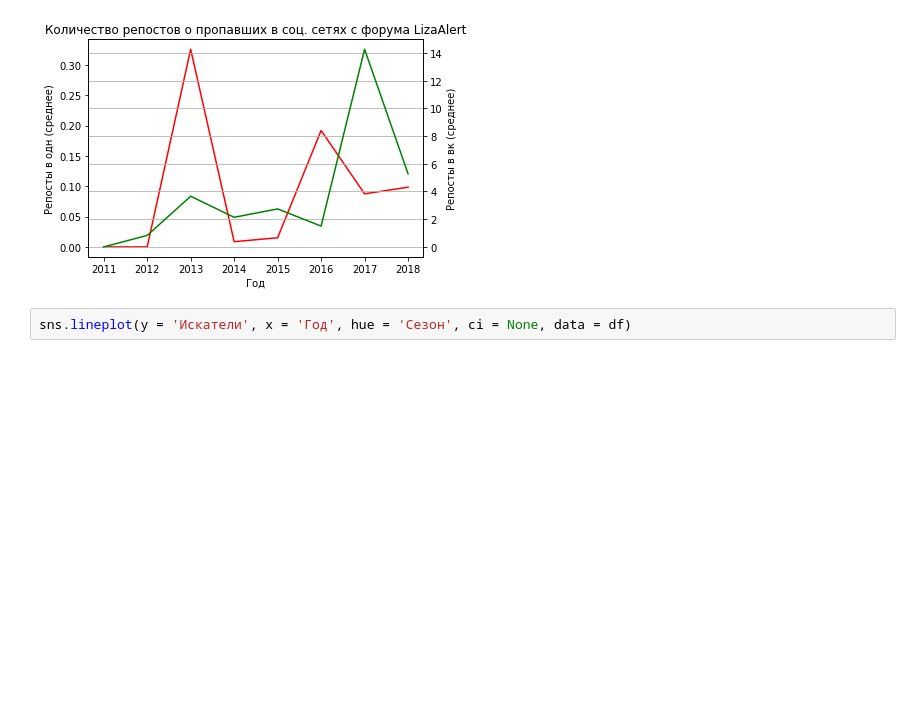
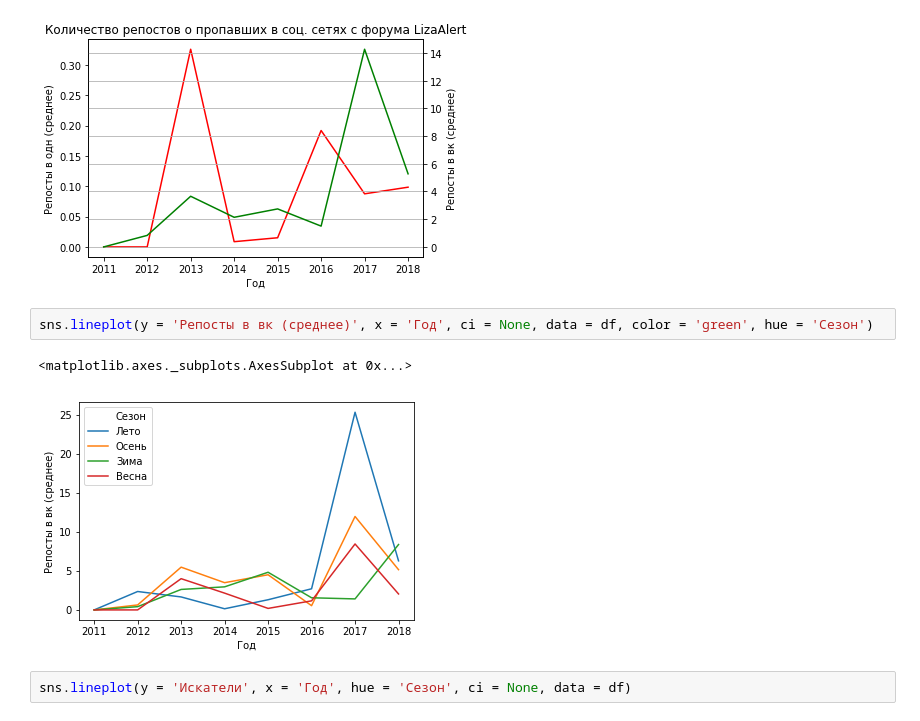
Before and after one commit to babkengithub/Liza-Alert, a Jupyter notebook: Graphix-Kolay.ipynb, the cells around one changed output. Saved outputs shown, nothing was run; the diff lists cells and outputs as text; blank space fills up the shorter version.

```diff
--- a/Graphix-Kolay.ipynb
+++ b/Graphix-Kolay.ipynb
@@ -75,6 +82,11 @@ plt.title('Количество репостов о пропавших в соц
 plt.savefig('block1_reposts.png')
 # %% [output]
 [figure]
+# %%
+sns.lineplot(y = 'Репосты в вк (среднее)', x = 'Год', ci = None, data = df, color = 'green', hue = 'Сезон')
+# %% [output]
+<matplotlib.axes._subplots.AxesSubplot at 0x...>
+[figure, added]
 # %%
 sns.lineplot(y = 'Искатели', x = 'Год', hue = 'Сезон', ci = None, data = df)
 # %% [output]
```
Also changed, not shown: parts of 2 cells of this notebook, 3 other files.
